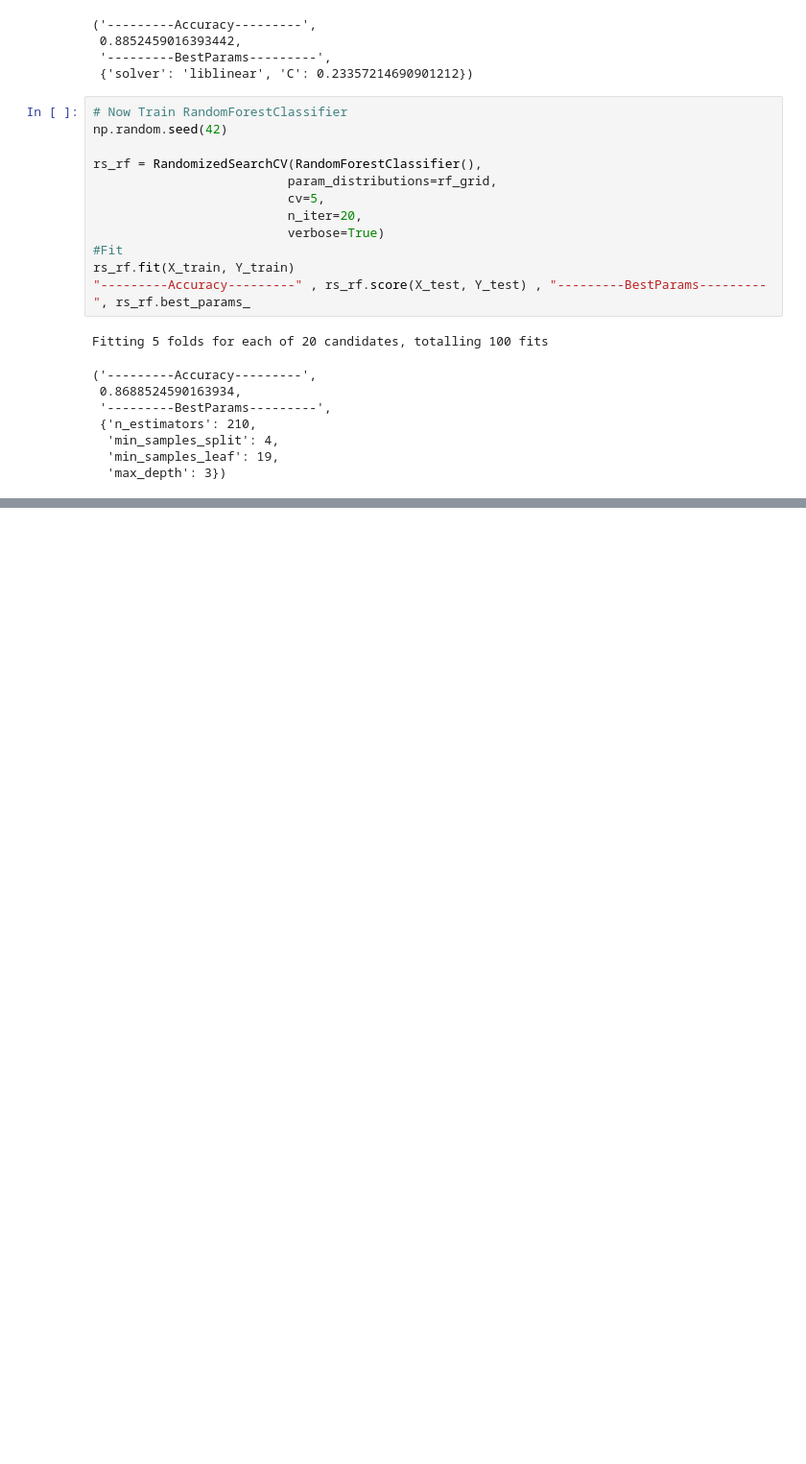
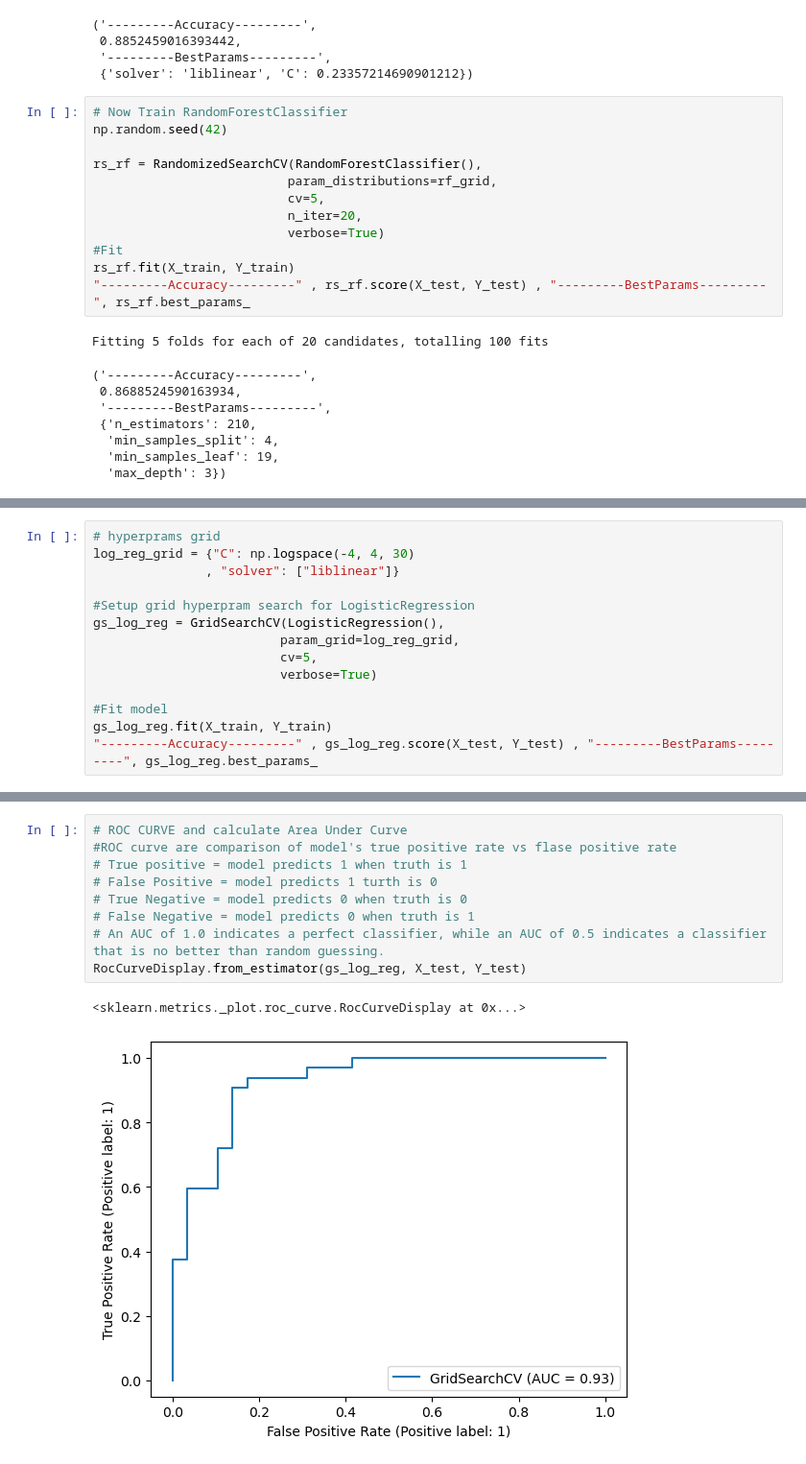
Before and after one commit to abdullahsultan/ML_Understanding, a Jupyter notebook: EndToEndHeartDiseaseClassification.ipynb, the cells around one changed output, grey strips where cells are left out. Shown at 96% size. Saved outputs shown, nothing was run; the diff lists cells and outputs as text; blank space fills up the shorter version.

```diff
--- a/EndToEndHeartDiseaseClassification.ipynb
+++ b/EndToEndHeartDiseaseClassification.ipynb
@@ -494,0 +497,14 @@ Fitting 5 folds for each of 20 candidates, totalling 100 fits
+# %%
+# hyperprams grid
+log_reg_grid = {"C": np.logspace(-4, 4, 30)
+               , "solver": ["liblinear"]}
+
+#Setup grid hyperpram search for LogisticRegression
+gs_log_reg = GridSearchCV(LogisticRegression(),
+                         param_grid=log_reg_grid,
+                         cv=5,
+                         verbose=True)
+
+#Fit model
+gs_log_reg.fit(X_train, Y_train)
+"---------Accuracy---------" , gs_log_reg.score(X_test, Y_test) , "---------BestParams---------", gs_log_reg.best_params_
@@ -494,0 +544,12 @@ Fitting 5 folds for each of 20 candidates, totalling 100 fits
+# %%
+# ROC CURVE and calculate Area Under Curve
+#ROC curve are comparison of model's true positive rate vs flase positive rate
+# True positive = model predicts 1 when truth is 1
+# False Positive = model predicts 1 turth is 0
+# True Negative = model predicts 0 when truth is 0
+# False Negative = model predicts 0 when truth is 1
+# An AUC of 1.0 indicates a perfect classifier, while an AUC of 0.5 indicates a classifier that is no better than random guessing.
+RocCurveDisplay.from_estimator(gs_log_reg, X_test, Y_test)
+# %% [output]
+<sklearn.metrics._plot.roc_curve.RocCurveDisplay at 0x...>
+[figure, added]
```
Also changed, not shown: parts of 6 cells of this notebook.
